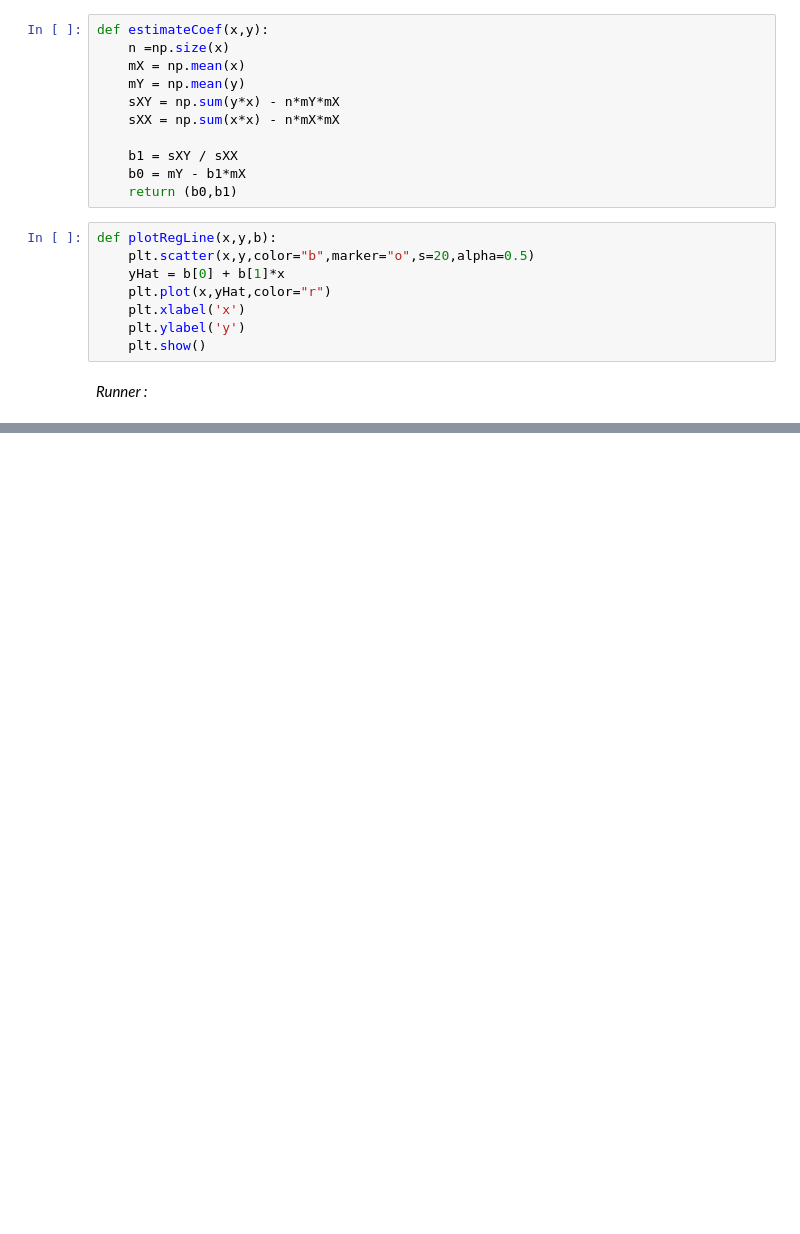
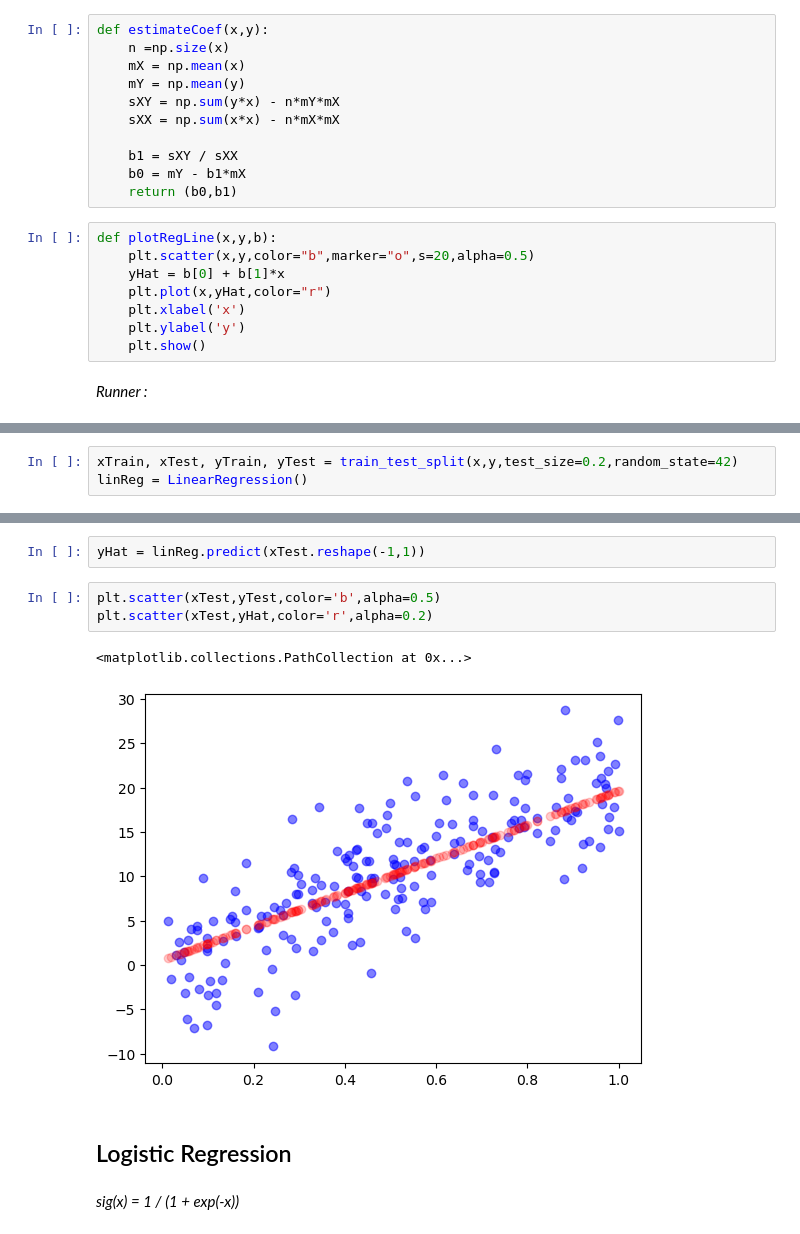
Before and after one commit to rnks2003/ai043, a Jupyter notebook: 080624.ipynb, the cells around one changed output, grey strips where cells are left out. Drawn from its saved outputs; the diff is of its cells as text; blank space fills up the shorter version.

```diff
--- a/080624.ipynb
+++ b/080624.ipynb
@@ -46,0 +56,3 @@ plotRegLine(x,y,b)
+# %%
+xTrain, xTest, yTrain, yTest = train_test_split(x,y,test_size=0.2,random_state=42)
+linReg = LinearRegression()
@@ -46,0 +69,12 @@ plotRegLine(x,y,b)
+# %%
+yHat = linReg.predict(xTest.reshape(-1,1))
+# %%
+plt.scatter(xTest,yTest,color='b',alpha=0.5)
+plt.scatter(xTest,yHat,color='r',alpha=0.2)
+# %% [output]
+<matplotlib.collections.PathCollection at 0x...>
+[figure, added]
+# %% [markdown]
+## Logistic Regression
+# %% [markdown]
+*sig(x) = 1 / (1 + exp(-x))*
```
Also changed, not shown: parts of 8 cells of this notebook.
